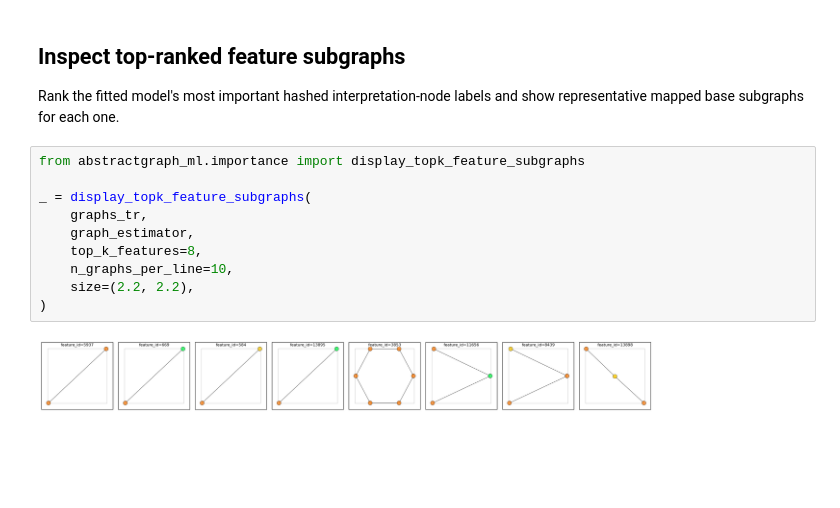
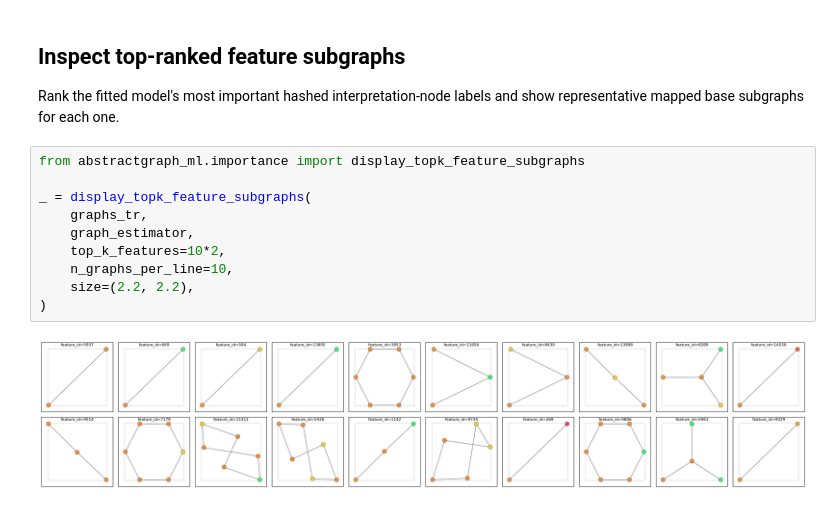
Before and after one commit to fabriziocosta/abstractgraph-ml, a Jupyter notebook: notebooks/examples/example_importance_feature_analysis.ipynb, the cells around one changed output. Drawn from its saved outputs; the diff is of its cells as text; blank space fills up the shorter version.

```diff
--- a/notebooks/examples/example_importance_feature_analysis.ipynb
+++ b/notebooks/examples/example_importance_feature_analysis.ipynb
@@ -223,12 +223,12 @@ Rank the fitted model's most important hashed interpretation-node labels and sho
 # %%
 from abstractgraph_ml.importance import display_topk_feature_subgraphs
 
 _ = display_topk_feature_subgraphs(
     graphs_tr,
     graph_estimator,
-    top_k_features=8,
+    top_k_features=10*2,
     n_graphs_per_line=10,
     size=(2.2, 2.2),
 )
 # %% [output]
-[figure, old version]
+[figure, new version]
```
